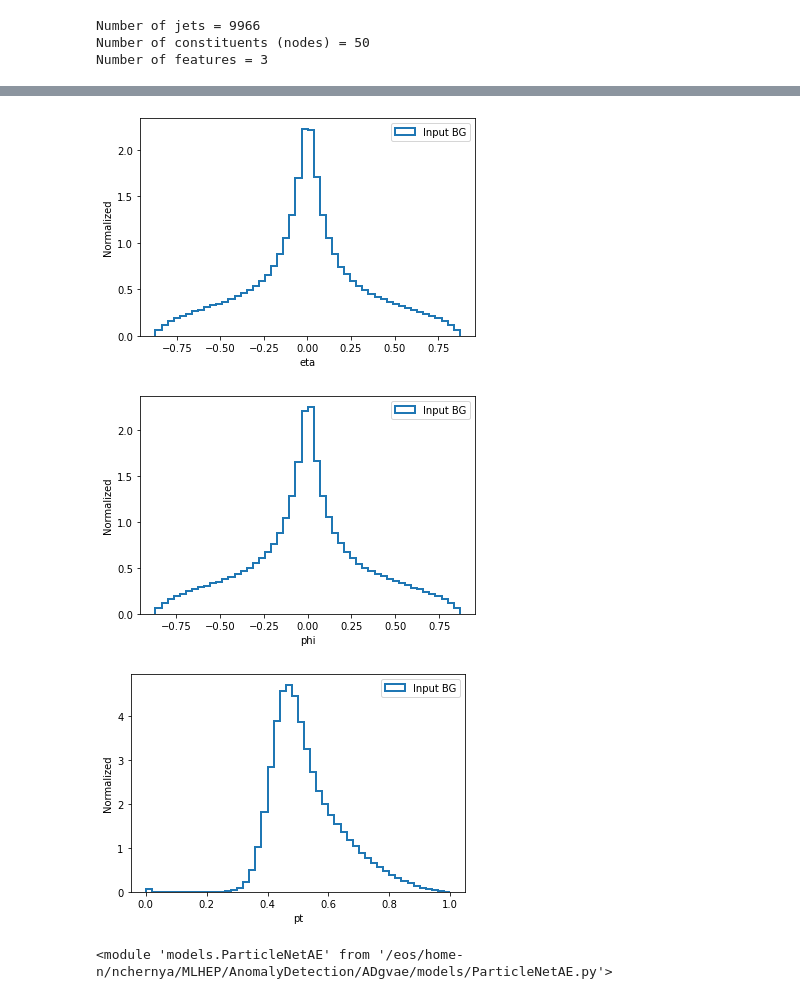
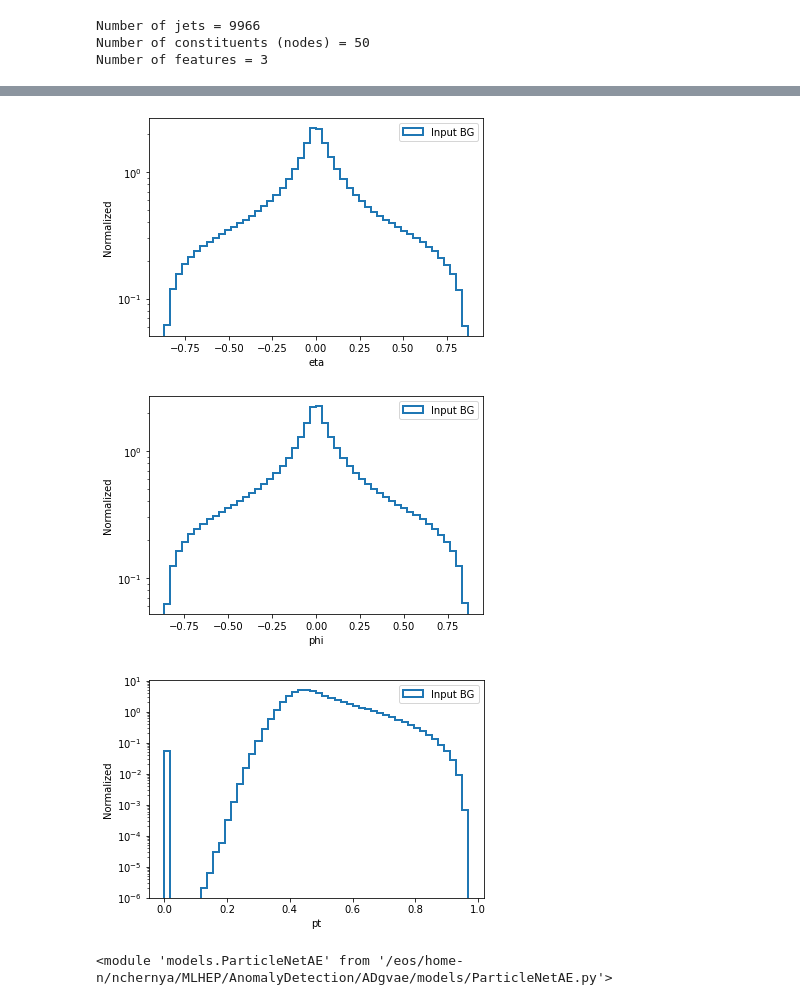
Before and after one commit to nadya-chernyavskaya/ADgvae, a Jupyter notebook: notebooks/PN_AE.ipynb, the cells around one changed output, grey strips where cells are left out. Drawn from its saved outputs; the diff is of its cells as text; code cells hidden in the pictures.

```diff
--- a/notebooks/PN_AE.ipynb
+++ b/notebooks/PN_AE.ipynb
@@ -58,2 +35,11 @@ Number of features = 3
+# %%
+DATA_PATH = '/eos/user/n/nchernya/MLHEP/AnomalyDetection/ADgvae/input/'
+filename_bg = DATA_PATH + 'QCD_training_data_02_08_2021.h5'
+inFile = h5py.File(filename_bg, 'r')
+particles_bg = inFile['particle_bg'][0:int(5*10e4)]
+particles_bg_valid = inFile['particle_bg_valid'][0:int(1*10e4)]
+particles_bg_test = inFile['particle_bg_test'][0:int(1*10e4)]
+nodes_n = particles_bg.shape[1]
+feat_sz = particles_bg.shape[2]
 # %%
 #signal
@@ -74,19 +58,19 @@ with h5py.File(output_file, 'w')as outFile:
 # %%
 feats = 'eta,phi,pt'.split(',')
 for i in range(0,3):
     xmin = np.quantile(particles_bg[:,:,i].flatten(),0.05)
     xmax = np.quantile(particles_bg[:,:,i].flatten(),0.98)
     plt.figure()
     plt.hist(particles_bg[:,:,i].flatten(), bins=50, label='Input BG', density=True, histtype='step', fill=False, linewidth=2)
     plt.xlabel(feats[i])
     plt.ylabel("Normalized")
     plt.legend(loc='upper right')
-    #plt.semilogy()
+    plt.semilogy()
     plt.show()
 # %% [output]
-[figure, old version]
+[figure, new version]
-[figure, old version]
+[figure, new version]
-[figure, old version]
+[figure, new version]
 # %%
 import tensorflow.keras.layers as klayers
 from tensorflow.keras.optimizers import SGD, Adam, Nadam
```
Also changed, not shown: parts of 16 cells of this notebook, 3 other files.
